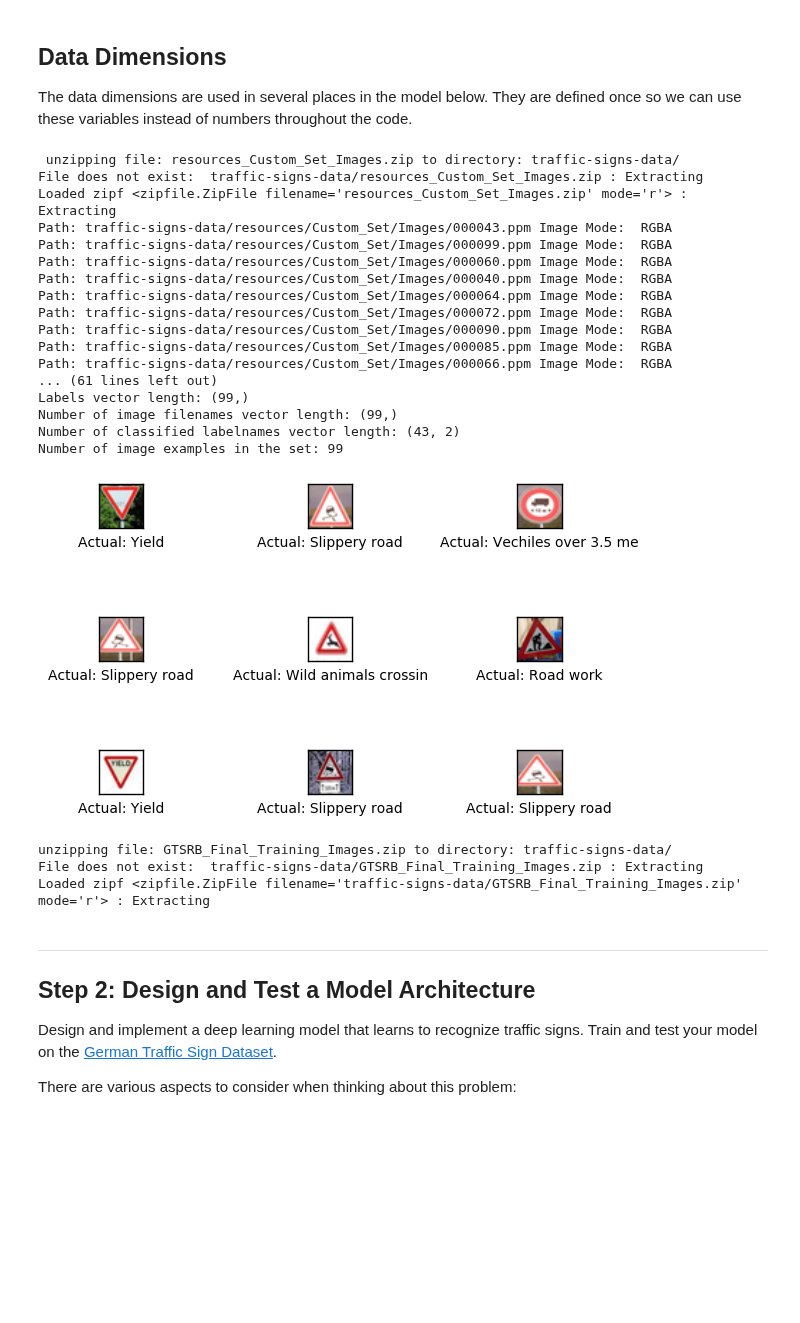
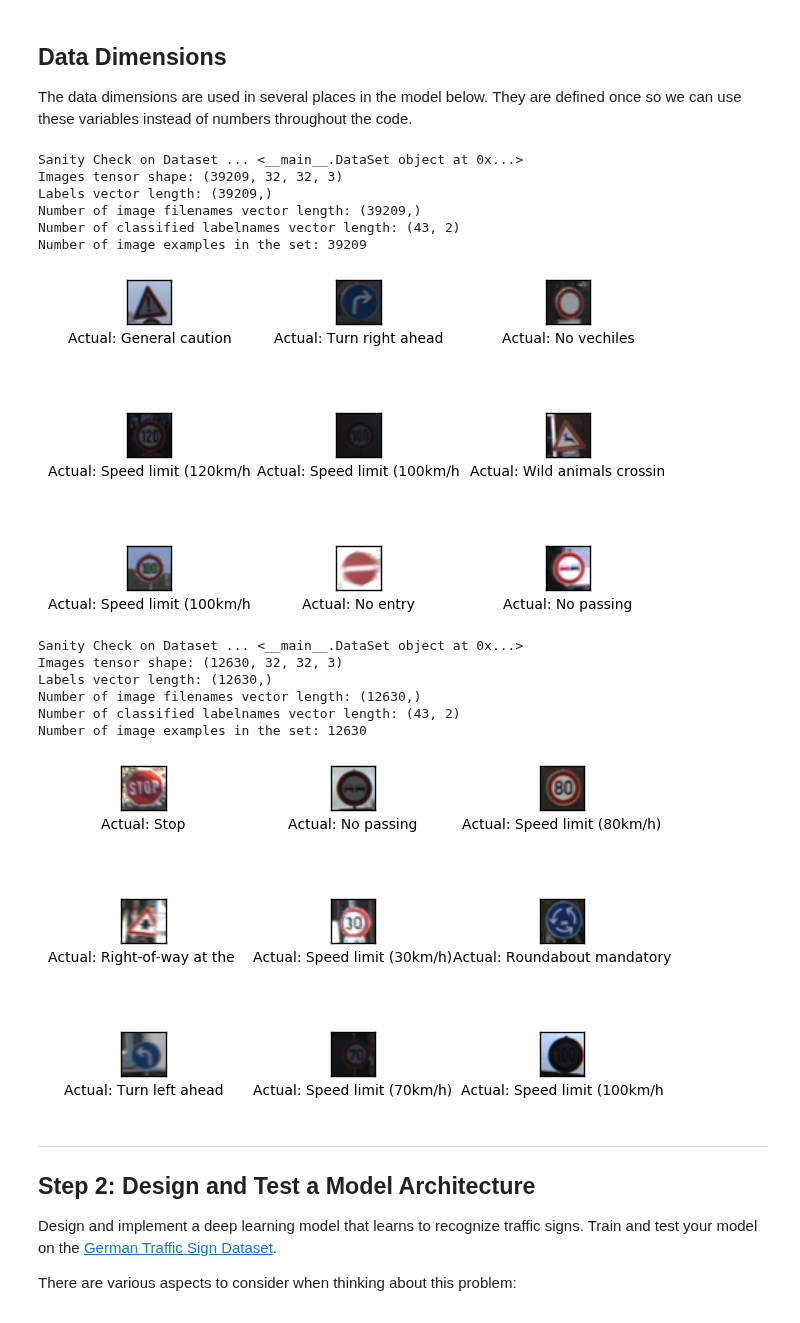
Before and after one commit to deanofthewebb/traffic-signs, a Jupyter notebook: Traffic_Signs_Recognition.ipynb, the cells around one changed output. Saved outputs shown, nothing was run; the diff lists cells and outputs as text; code cells hidden in the pictures; blank space fills up the shorter version.

```diff
--- a/Traffic_Signs_Recognition.ipynb
+++ b/Traffic_Signs_Recognition.ipynb
@@ -122,7 +122,7 @@ def _read32(bytestream):
 
 def unzip_file(source, new_filename, destination):
     root, ext = os.path.splitext(new_filename)
-    if not os.path.exists(os.path.join(destination, new_filename)) or (len(ext) > 0):
+    if not os.path.exists(os.path.join(destination, new_filename)) or len(ext) > 0:
         print('File does not exist: ', os.path.join(destination, new_filename), ': Extracting')
         zipf = zipfile.ZipFile(os.path.join(source,new_filename))
         print('Loaded zipf',zipf, ': Extracting')
@@ -147,7 +147,6 @@ def exclude_hidden_files(path):
     return glob.glob(os.path.join(path, '*'))
 
 def resize_images(filepaths, return_data=True):
-    # TODO: Add cropping from bounding box
     # Returns a list of images of corresponding filepaths
     images = []
     labels = [] if return_data else None
@@ -155,20 +154,11 @@ def resize_images(filepaths, return_data=True):
 
     for current_img in filepaths:
         if os.path.exists(current_img) and DEFAULT_IMG_EXTENSION in current_img:
-
             img = Image.open(current_img)
-
-            if img.mode != 'RGB':
-                print ('Path:', current_img, 'Image Mode: ', img.mode)
-                img = img.convert('RGB')
-                img.save(current_img)
-
             if ((img.size) != (DEFAULT_LENGTH, DEFAULT_LENGTH)):
                 img = img.resize(DEFAULT_RESOLUTION[0:2], Image.ANTIALIAS)
             img.save(current_img)
             img.close()
-
-
             images.extend([mpimg.imread(str(current_img))])
             split_paths = os.path.split(current_img)
 
@@ -253,11 +243,11 @@ def extract_testing_data(filename, work_directory, images_path):
 def extract_custom_testing_data(filename, work_directory, images_path):
     #Unzip File
     head, tail = os.path.split(filename)
-    print(head, 'unzipping file:', tail, 'to directory:', work_directory)
+    print('unzipping file:', tail, 'to directory:', work_directory)
     unzip_file(head, tail, work_directory)
 
     annotations = read_csv(os.path.join(work_directory, images_path, CUSTOM_TESTING_LABELS_CSV),
-                           num_features = (2), delimiter=',', label_column=1)
+                           num_features = (2), delimiter=',', label_column=1
 
     #Walk Directories and load Dataset
     images_path = exclude_hidden_files(os.path.join(work_directory, images_path))
@@ -428,8 +418,7 @@ class DataSet(object):
 
         for i, ax in enumerate(axes.flat):
             images = self.images[0:9]
-
-            #images = np.multiply(images, 255.0)
+            images = np.multiply(images,255.0)
 
             # Plot image.
 
@@ -439,7 +428,7 @@ class DataSet(object):
             if cls_pred is None:
                 xlabel = "Actual: {0:.20}".format(self.get_labelname(self._labels[i]))
             else:
-                xlabel = "Pred: {0:.19} \nTrue: {1:.19}".format(self.get_labelname(cls_pred[i]),self.get_labelname(self._labels[i]))
+                xlabel = "Pred: {0:.19} \nTruel: {1:.19}".format(self.get_labelname(cls_pred[i]),self.get_labelname(self._labels[i]))
 
             # Show the classes as the label on the x-axis.
             ax.set_xlabel(xlabel)
@@ -479,7 +468,7 @@ class DataSet(object):
 
     # Pre-Processed (Classroom) Dataset:
     # "https://d17h27t6h515a5.cloudfront.net/topher/2016/November/581faac4_traffic-signs-data/traffic-signs-data.zip" (121 MB)
-    def load_datasets(use_raw_dataset=True, refresh_datacache=True):
+    def load_datasets(use_raw_dataset=True, refresh_datacache=False):
         working_dir = DATASET_DIRECTORY
         datacache_dir = os.path.join(working_dir, DATACACHE_DIRECTORY)
         labelnames = extract_label_names()
@@ -538,29 +527,22 @@ class DataSet(object):
 The data dimensions are used in several places in the model below. They are defined once so we can use these variables instead of numbers throughout the code.
 # %%
 #Load Datasets
-training_set, testing_sets = DataSet.load_datasets(use_raw_dataset=True, refresh_datacache=True)
+training_set, testing_sets = DataSet.load_datasets(use_raw_dataset=True, refresh_datacache=False)
 # %% [output]
- unzipping file: resources_Custom_Set_Images.zip to directory: traffic-signs-data/
-File does not exist:  traffic-signs-data/resources_Custom_Set_Images.zip : Extracting
-Loaded zipf <zipfile.ZipFile filename='resources_Custom_Set_Images.zip' mode='r'> : Extracting
-Path: traffic-signs-data/resources/Custom_Set/Images/000043.ppm Image Mode:  RGBA
-Path: traffic-signs-data/resources/Custom_Set/Images/000099.ppm Image Mode:  RGBA
-Path: traffic-signs-data/resources/Custom_Set/Images/000060.ppm Image Mode:  RGBA
-Path: traffic-signs-data/resources/Custom_Set/Images/000040.ppm Image Mode:  RGBA
-Path: traffic-signs-data/resources/Custom_Set/Images/000064.ppm Image Mode:  RGBA
-Path: traffic-signs-data/resources/Custom_Set/Images/000072.ppm Image Mode:  RGBA
-Path: traffic-signs-data/resources/Custom_Set/Images/000090.ppm Image Mode:  RGBA
-Path: traffic-signs-data/resources/Custom_Set/Images/000085.ppm Image Mode:  RGBA
-Path: traffic-signs-data/resources/Custom_Set/Images/000066.ppm Image Mode:  RGBA
-... (61 lines left out)
-Labels vector length: (99,)
-Number of image filenames vector length: (99,)
+Sanity Check on Dataset ... <__main__.DataSet object at 0x...>
+Images tensor shape: (39209, 32, 32, 3)
+Labels vector length: (39209,)
+Number of image filenames vector length: (39209,)
 Number of classified labelnames vector length: (43, 2)
-Number of image examples in the set: 99
+Number of image examples in the set: 39209
-[figure, old version]
+[figure, new version]
-unzipping file: GTSRB_Final_Training_Images.zip to directory: traffic-signs-data/
-File does not exist:  traffic-signs-data/GTSRB_Final_Training_Images.zip : Extracting
-Loaded zipf <zipfile.ZipFile filename='traffic-signs-data/GTSRB_Final_Training_Images.zip' mode='r'> : Extracting
+Sanity Check on Dataset ... <__main__.DataSet object at 0x...>
+Images tensor shape: (12630, 32, 32, 3)
+Labels vector length: (12630,)
+Number of image filenames vector length: (12630,)
+Number of classified labelnames vector length: (43, 2)
+Number of image examples in the set: 12630
+[figure, added]
 # %% [markdown]
 ----
 
```
Also changed, not shown: parts of 5 cells of this notebook.
